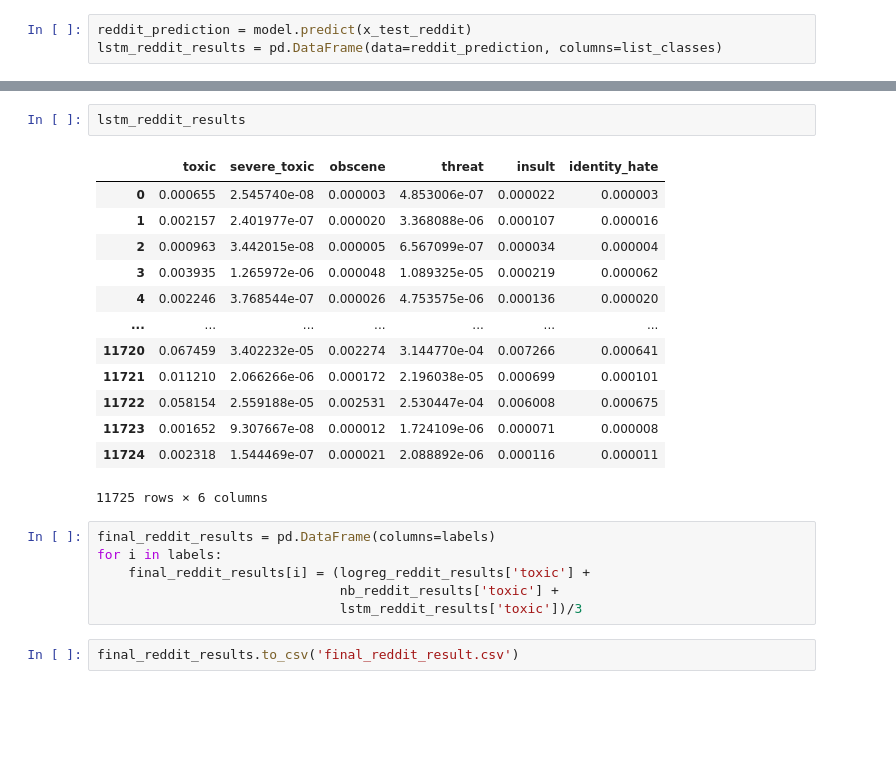
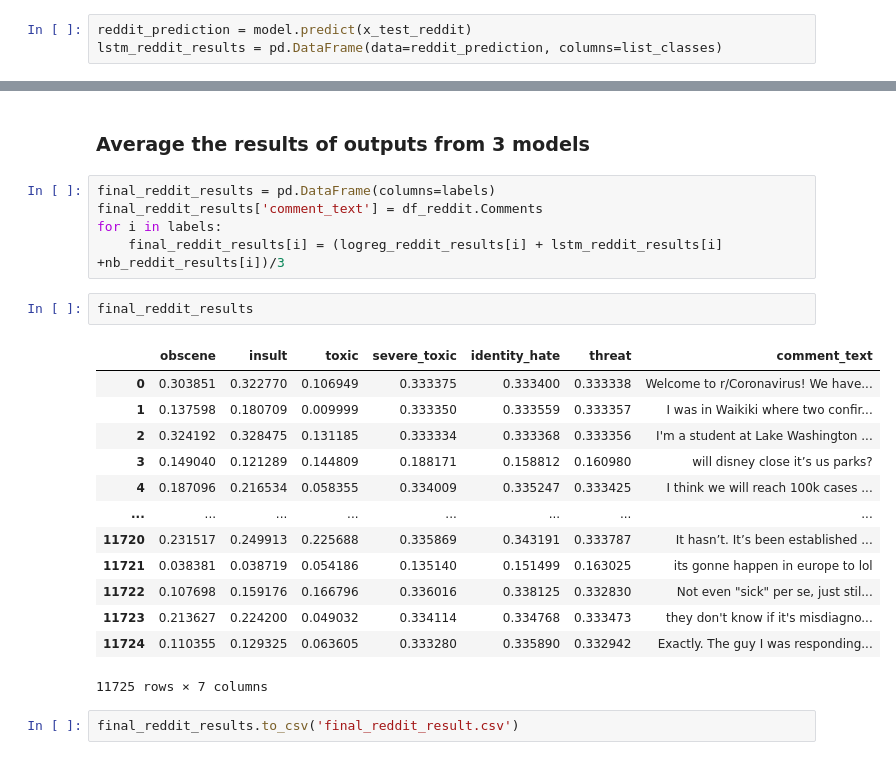
Before and after one commit to tianrannn/BT4222_Toxic-Comment-Project, a Jupyter notebook: notebook/Ensemble Model.ipynb, the cells around one changed output, grey strips where cells are left out. Cells and saved outputs as stored; diff of their text form; blank space fills up the shorter version.

```diff
--- a/notebook/Ensemble Model.ipynb
+++ b/notebook/Ensemble Model.ipynb
@@ -585,24 +552,25 @@ nb_reddit_results
-# %%
-lstm_reddit_results
-# %% [output]
-|  | toxic | severe_toxic | obscene | threat | insult | identity_hate |
-| 0 | 0.000655 | 2.545740e-08 | 0.000003 | 4.853006e-07 | 0.000022 | 0.000003 |
-| 1 | 0.002157 | 2.401977e-07 | 0.000020 | 3.368088e-06 | 0.000107 | 0.000016 |
-| 2 | 0.000963 | 3.442015e-08 | 0.000005 | 6.567099e-07 | 0.000034 | 0.000004 |
-| 3 | 0.003935 | 1.265972e-06 | 0.000048 | 1.089325e-05 | 0.000219 | 0.000062 |
-| 4 | 0.002246 | 3.768544e-07 | 0.000026 | 4.753575e-06 | 0.000136 | 0.000020 |
-| ... | ... | ... | ... | ... | ... | ... |
-| 11720 | 0.067459 | 3.402232e-05 | 0.002274 | 3.144770e-04 | 0.007266 | 0.000641 |
-| 11721 | 0.011210 | 2.066266e-06 | 0.000172 | 2.196038e-05 | 0.000699 | 0.000101 |
-| 11722 | 0.058154 | 2.559188e-05 | 0.002531 | 2.530447e-04 | 0.006008 | 0.000675 |
-| 11723 | 0.001652 | 9.307667e-08 | 0.000012 | 1.724109e-06 | 0.000071 | 0.000008 |
-| 11724 | 0.002318 | 1.544469e-07 | 0.000021 | 2.088892e-06 | 0.000116 | 0.000011 |
-11725 rows × 6 columns
+# %% [markdown]
+### Average the results of outputs from 3 models
 # %%
 final_reddit_results = pd.DataFrame(columns=labels)
+final_reddit_results['comment_text'] = df_reddit.Comments
 for i in labels:
-    final_reddit_results[i] = (logreg_reddit_results['toxic'] +
-                               nb_reddit_results['toxic'] +
-                               lstm_reddit_results['toxic'])/3
+    final_reddit_results[i] = (logreg_reddit_results[i] + lstm_reddit_results[i] +nb_reddit_results[i])/3
+# %%
+final_reddit_results
+# %% [output]
+|  | obscene | insult | toxic | severe_toxic | identity_hate | threat | comment_text |
+| 0 | 0.303851 | 0.322770 | 0.106949 | 0.333375 | 0.333400 | 0.333338 | Welcome to r/Coronavirus! We have... |
+| 1 | 0.137598 | 0.180709 | 0.009999 | 0.333350 | 0.333559 | 0.333357 | I was in Waikiki where two confir... |
+| 2 | 0.324192 | 0.328475 | 0.131185 | 0.333334 | 0.333368 | 0.333356 | I'm a student at Lake Washington ... |
+| 3 | 0.149040 | 0.121289 | 0.144809 | 0.188171 | 0.158812 | 0.160980 | will disney close it’s us parks? |
+| 4 | 0.187096 | 0.216534 | 0.058355 | 0.334009 | 0.335247 | 0.333425 | I think we will reach 100k cases ... |
+| ... | ... | ... | ... | ... | ... | ... | ... |
+| 11720 | 0.231517 | 0.249913 | 0.225688 | 0.335869 | 0.343191 | 0.333787 | It hasn’t. It’s been established ... |
+| 11721 | 0.038381 | 0.038719 | 0.054186 | 0.135140 | 0.151499 | 0.163025 | its gonne happen in europe to lol |
+| 11722 | 0.107698 | 0.159176 | 0.166796 | 0.336016 | 0.338125 | 0.332830 | Not even "sick" per se, just stil... |
+| 11723 | 0.213627 | 0.224200 | 0.049032 | 0.334114 | 0.334768 | 0.333473 | they don't know if it's misdiagno... |
+| 11724 | 0.110355 | 0.129325 | 0.063605 | 0.333280 | 0.335890 | 0.332942 | Exactly. The guy I was responding... |
+11725 rows × 7 columns
 # %%
 final_reddit_results.to_csv('final_reddit_result.csv')
```
Also changed, not shown: parts of 13 cells of this notebook, 1 other file.
